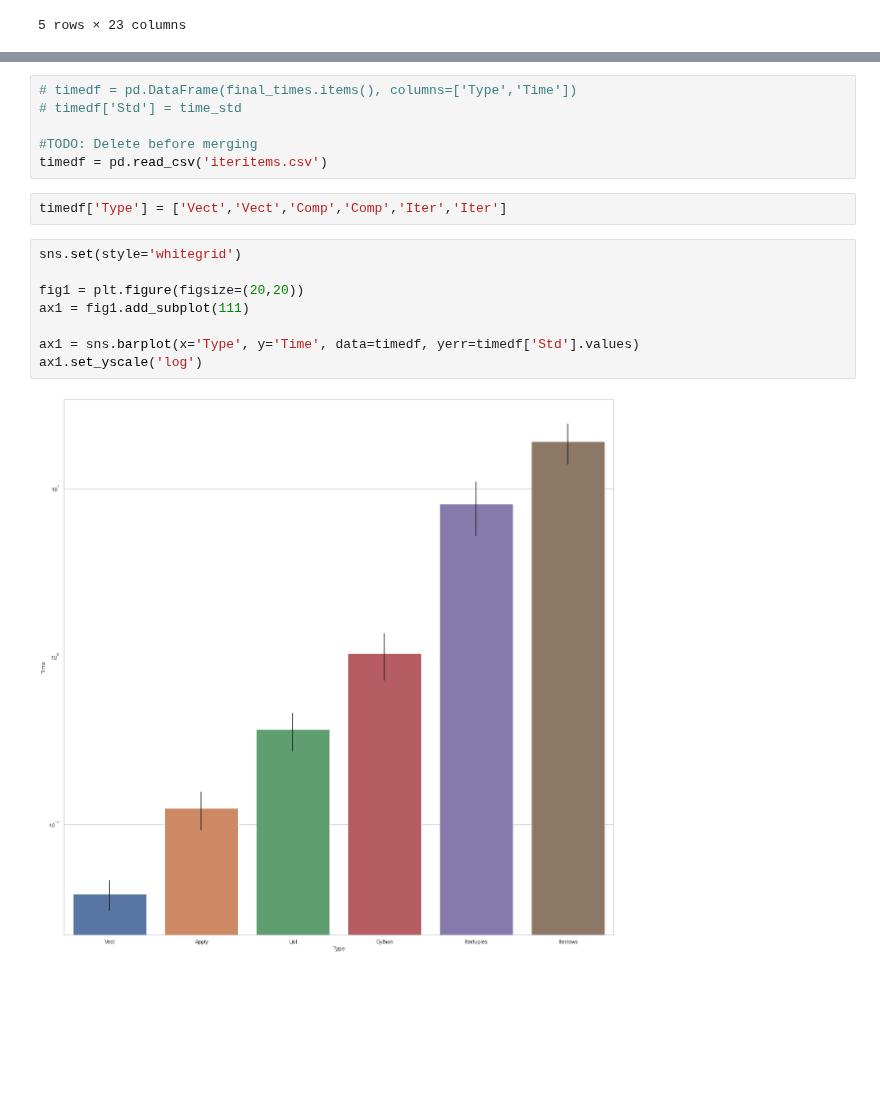
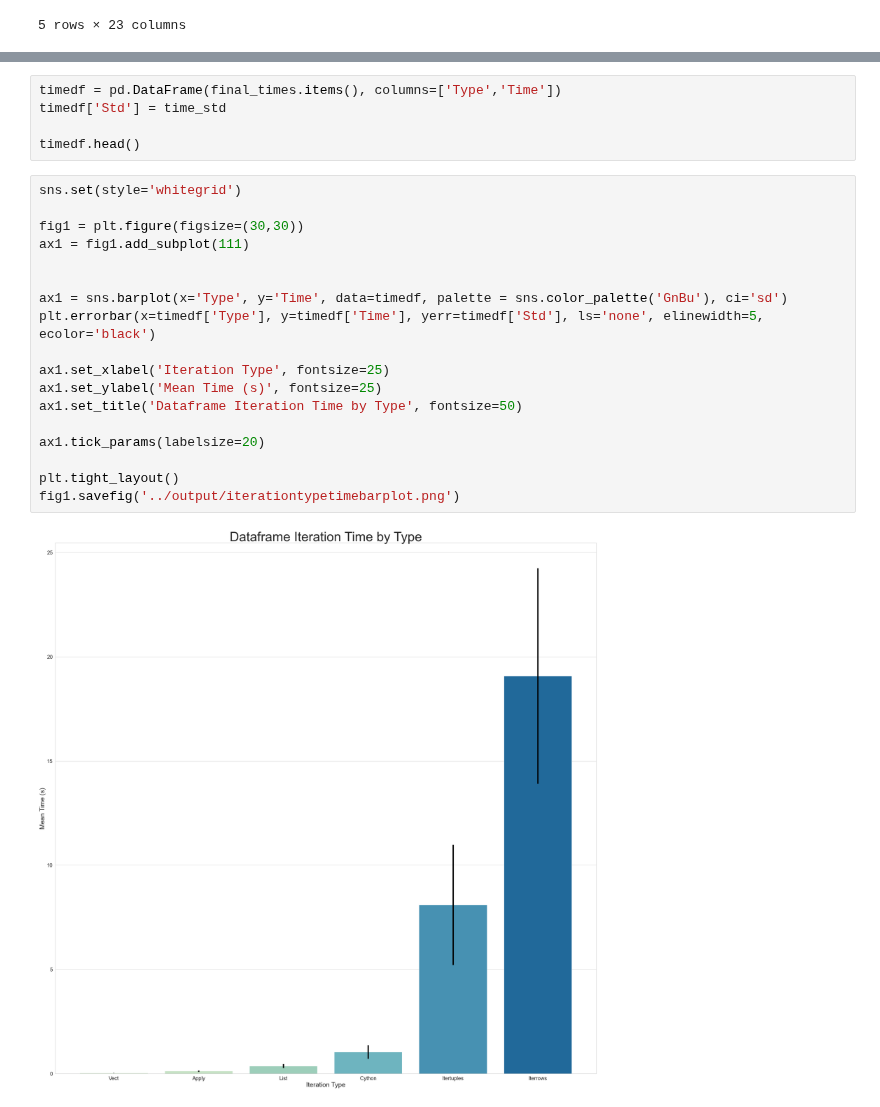
Before and after one commit to JSemelhago/DFManipulationComparison, a Jupyter notebook: src/DataframeManipulationTypes.ipynb, the cells around one changed output, grey strips where cells are left out. Cells and saved outputs as stored; diff of their text form; blank space fills up the shorter version.

Commit message:
Add time plot #3
Finish and finalize time plot

```diff
--- a/src/DataframeManipulationTypes.ipynb
+++ b/src/DataframeManipulationTypes.ipynb
@@ -313,20 +313,27 @@ fig.savefig('../output/fertilizerbycountrybarplot.png')
 # %% [output]
 [figure]
 # %%
-# timedf = pd.DataFrame(final_times.items(), columns=['Type','Time'])
-# timedf['Std'] = time_std
+timedf = pd.DataFrame(final_times.items(), columns=['Type','Time'])
+timedf['Std'] = time_std
 
-#TODO: Delete before merging
-timedf = pd.read_csv('iteritems.csv')
+timedf.head()
-# %%
-timedf['Type'] = ['Vect','Vect','Comp','Comp','Iter','Iter']
 # %%
 sns.set(style='whitegrid')
 
-fig1 = plt.figure(figsize=(20,20))
+fig1 = plt.figure(figsize=(30,30))
 ax1 = fig1.add_subplot(111)
 
-ax1 = sns.barplot(x='Type', y='Time', data=timedf, yerr=timedf['Std'].values)
-ax1.set_yscale('log')
+
+ax1 = sns.barplot(x='Type', y='Time', data=timedf, palette = sns.color_palette('GnBu'), ci='sd')
+plt.errorbar(x=timedf['Type'], y=timedf['Time'], yerr=timedf['Std'], ls='none', elinewidth=5, ecolor='black')
+
+ax1.set_xlabel('Iteration Type', fontsize=25)
+ax1.set_ylabel('Mean Time (s)', fontsize=25)
+ax1.set_title('Dataframe Iteration Time by Type', fontsize=50)
+
+ax1.tick_params(labelsize=20)
+
+plt.tight_layout()
+fig1.savefig('../output/iterationtypetimebarplot.png')
 # %% [output]
-[figure, old version]
+[figure, new version]
```
Also changed, not shown: parts of 3 cells of this notebook, 3 other files.
